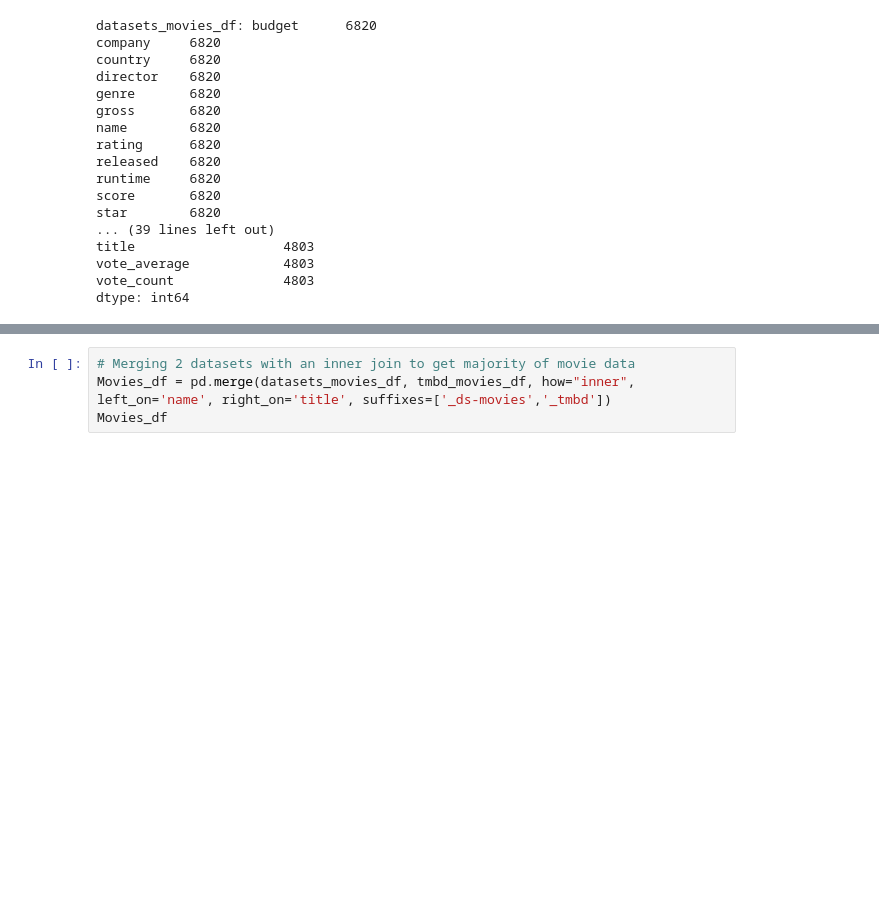
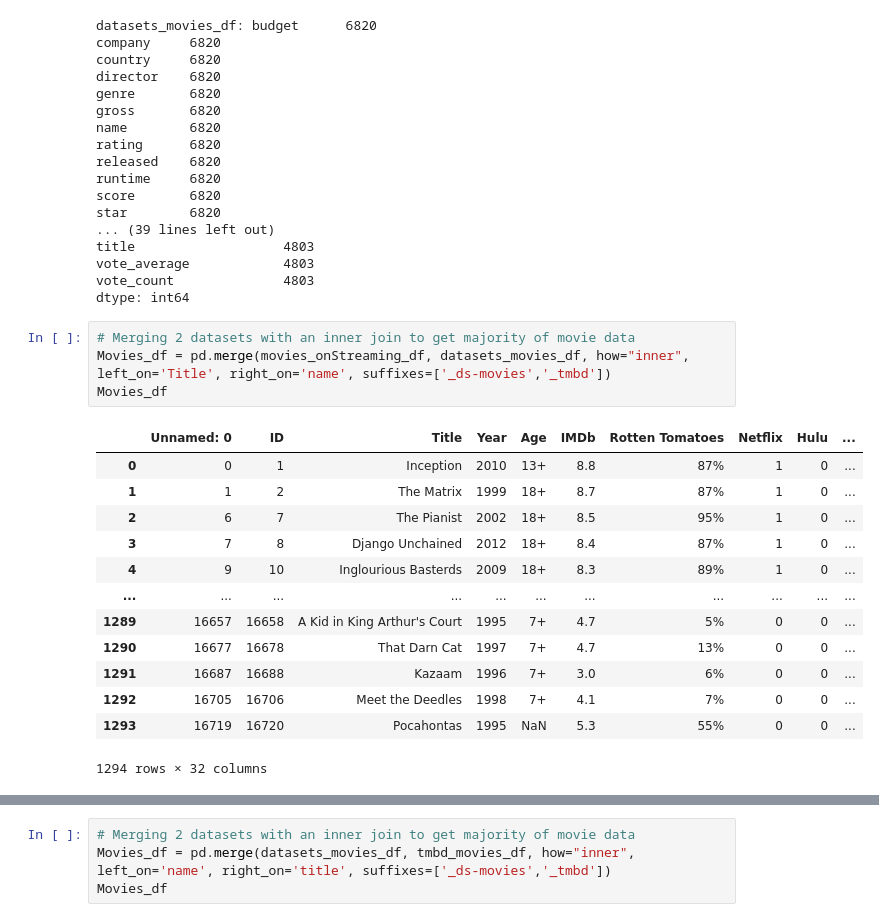
Before and after one commit to Daniel-Schroeder15/Movies_project, a Jupyter notebook: Final_Project_GroupC_DataClean.ipynb, the cells around one changed output, grey strips where cells are left out. Saved outputs shown, nothing was run; the diff lists cells and outputs as text; blank space fills up the shorter version.

```diff
--- a/Final_Project_GroupC_DataClean.ipynb
+++ b/Final_Project_GroupC_DataClean.ipynb
@@ -80,3 +80,21 @@ title                   4803
 vote_average            4803
 vote_count              4803
 dtype: int64
+# %%
+# Merging 2 datasets with an inner join to get majority of movie data
+Movies_df = pd.merge(movies_onStreaming_df, datasets_movies_df, how="inner", left_on='Title', right_on='name', suffixes=['_ds-movies','_tmbd'])
+Movies_df
+# %% [output]
+|  | Unnamed: 0 | ID | Title | Year | Age | IMDb | Rotten Tomatoes | Netflix | Hulu | ... |
+| 0 | 0 | 1 | Inception | 2010 | 13+ | 8.8 | 87% | 1 | 0 | ... |
+| 1 | 1 | 2 | The Matrix | 1999 | 18+ | 8.7 | 87% | 1 | 0 | ... |
+| 2 | 6 | 7 | The Pianist | 2002 | 18+ | 8.5 | 95% | 1 | 0 | ... |
+| 3 | 7 | 8 | Django Unchained | 2012 | 18+ | 8.4 | 87% | 1 | 0 | ... |
+| 4 | 9 | 10 | Inglourious Basterds | 2009 | 18+ | 8.3 | 89% | 1 | 0 | ... |
+| ... | ... | ... | ... | ... | ... | ... | ... | ... | ... | ... |
+| 1289 | 16657 | 16658 | A Kid in King Arthur's Court | 1995 | 7+ | 4.7 | 5% | 0 | 0 | ... |
+| 1290 | 16677 | 16678 | That Darn Cat | 1997 | 7+ | 4.7 | 13% | 0 | 0 | ... |
+| 1291 | 16687 | 16688 | Kazaam | 1996 | 7+ | 3.0 | 6% | 0 | 0 | ... |
+| 1292 | 16705 | 16706 | Meet the Deedles | 1998 | 7+ | 4.1 | 7% | 0 | 0 | ... |
+| 1293 | 16719 | 16720 | Pocahontas | 1995 | NaN | 5.3 | 55% | 0 | 0 | ... |
+1294 rows × 32 columns
```
Also changed, not shown: parts of 1 cell of this notebook.
